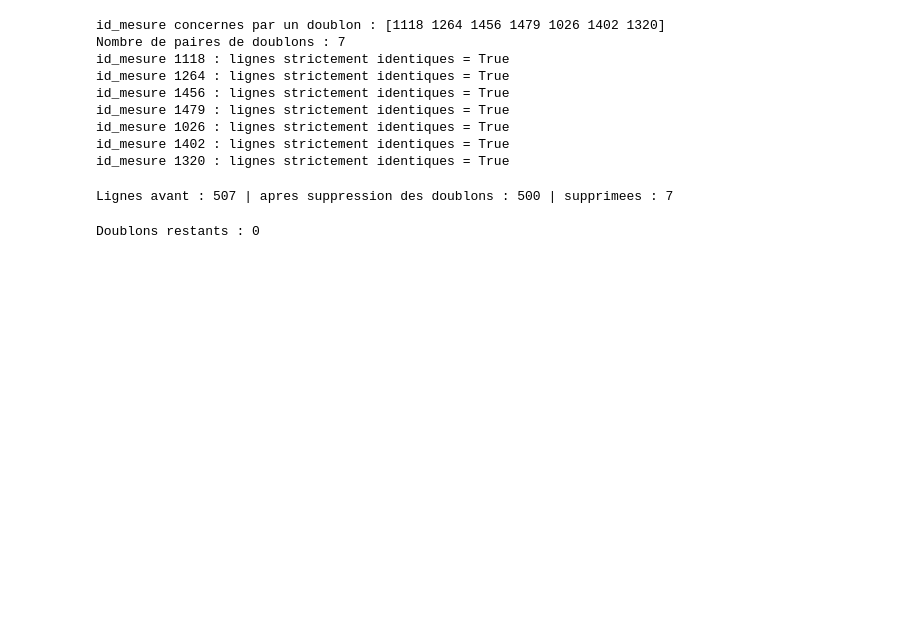
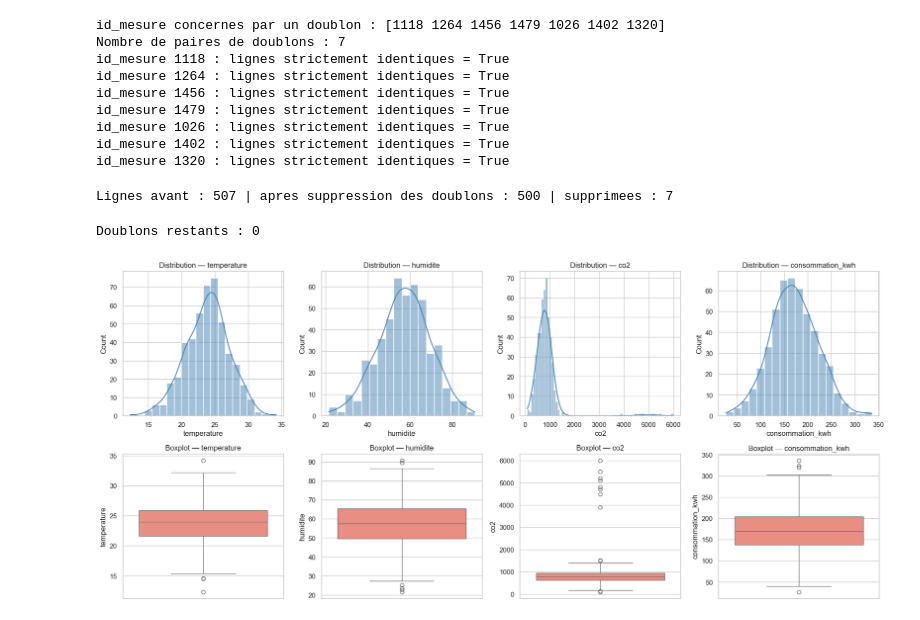
Before and after one commit to fatoufall737/atelier_prepa_donnees_tab, a Jupyter notebook: notebooks/atelier_prepa_donnees_tab.ipynb, the cells around one changed output. Cells and saved outputs as stored; diff of their text form; code cells hidden in the pictures; blank space fills up the shorter version.

Commit message:
Partie 1 - point 15 : visualisation des distributions et outliers
Visualisation par histogramme (distribution, symetrie) et boxplot (dispersion, valeurs extremes et aberrantes) pour temperature, humidite, co2 et consommation_kwh, en reponse au point 15 (a-d) de la consigne.

```diff
--- a/notebooks/atelier_prepa_donnees_tab.ipynb
+++ b/notebooks/atelier_prepa_donnees_tab.ipynb
@@ -396,3 +396,21 @@ Lignes avant : 507 | apres suppression des doublons : 500 | supprimees : 7
 print("Doublons restants :", df.duplicated().sum())
 # %% [output]
 Doublons restants : 0
+# %%
+# Point 15 (a, b, c, d) : visualiser distributions, dispersion et valeurs extremes/aberrantes
+# pour temperature, humidite, co2 et consommation_kwh
+fig, axes = plt.subplots(2, 4, figsize=(18, 8))
+cols_a_visualiser = ["temperature", "humidite", "co2", "consommation_kwh"]
+
+for i, c in enumerate(cols_a_visualiser):
+    # Histogramme : montre la distribution (symetrique ou non)
+    sns.histplot(df[c].dropna(), kde=True, ax=axes[0, i], color="steelblue")
+    axes[0, i].set_title(f"Distribution — {c}")
+    # Boxplot : montre la dispersion, les quartiles, et les valeurs extremes/aberrantes (points isoles)
+    sns.boxplot(y=df[c].dropna(), ax=axes[1, i], color="salmon")
+    axes[1, i].set_title(f"Boxplot — {c}")
+
+plt.tight_layout()
+plt.show()
+# %% [output]
+[figure, added]
```
